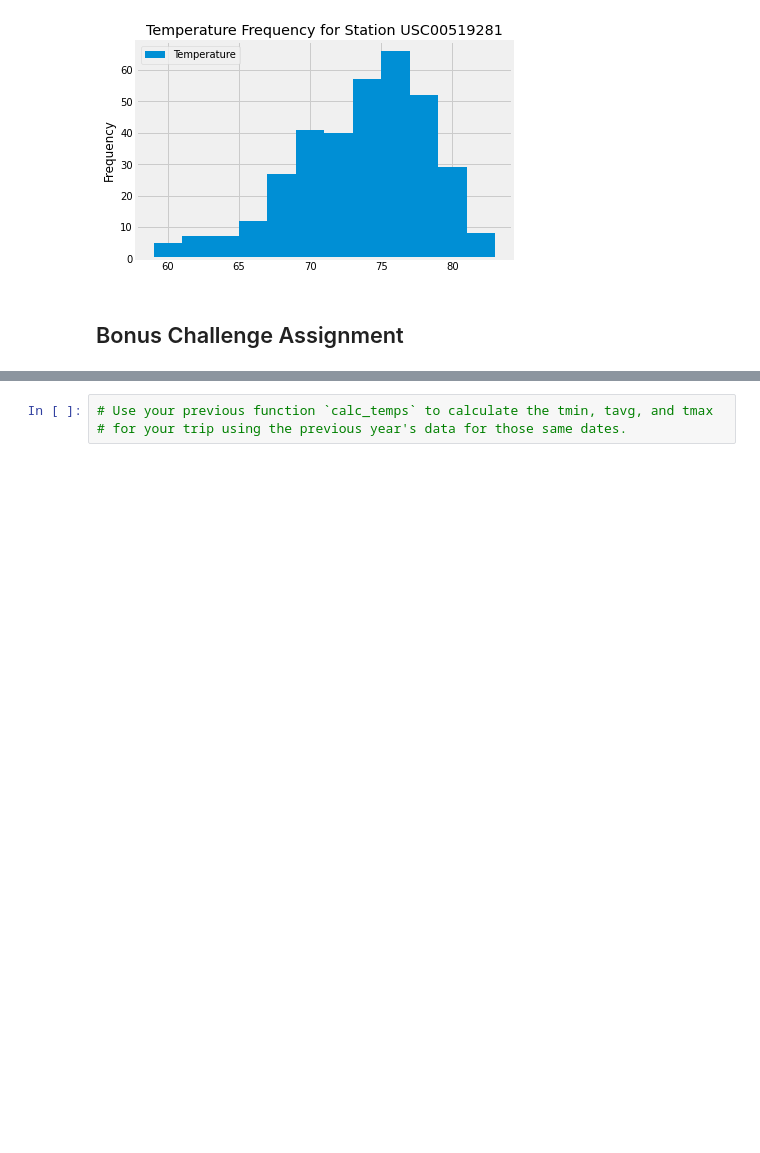
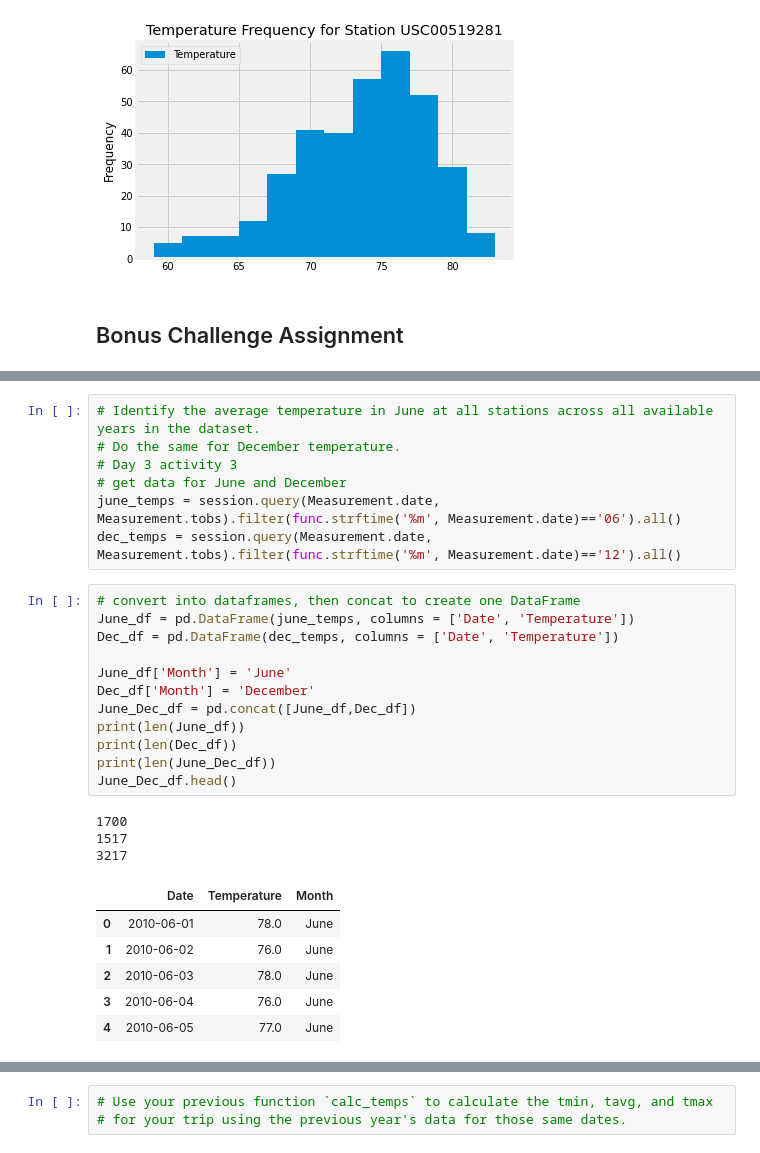
Before and after one commit to JeniLam/SQLAlchemy_Challenge, a Jupyter notebook: climate_starter.ipynb, the cells around one changed output, grey strips where cells are left out. Saved outputs shown, nothing was run; the diff lists cells and outputs as text; blank space fills up the shorter version.

Commit message:
Adds Temp Analysis 1

```diff
--- a/climate_starter.ipynb
+++ b/climate_starter.ipynb
@@ -237,0 +243,29 @@ plt.show()
+# %%
+# Identify the average temperature in June at all stations across all available years in the dataset.
+# Do the same for December temperature.
+# Day 3 activity 3
+# get data for June and December
+june_temps = session.query(Measurement.date, Measurement.tobs).filter(func.strftime('%m', Measurement.date)=='06').all()
+dec_temps = session.query(Measurement.date, Measurement.tobs).filter(func.strftime('%m', Measurement.date)=='12').all()
+# %%
+# convert into dataframes, then concat to create one DataFrame
+June_df = pd.DataFrame(june_temps, columns = ['Date', 'Temperature'])
+Dec_df = pd.DataFrame(dec_temps, columns = ['Date', 'Temperature'])
+
+June_df['Month'] = 'June'
+Dec_df['Month'] = 'December'
+June_Dec_df = pd.concat([June_df,Dec_df])
+print(len(June_df))
+print(len(Dec_df))
+print(len(June_Dec_df))
+June_Dec_df.head()
+# %% [output]
+1700
+1517
+3217
+|  | Date | Temperature | Month |
+| 0 | 2010-06-01 | 78.0 | June |
+| 1 | 2010-06-02 | 76.0 | June |
+| 2 | 2010-06-03 | 78.0 | June |
+| 3 | 2010-06-04 | 76.0 | June |
+| 4 | 2010-06-05 | 77.0 | June |
```
Also changed, not shown: parts of 8 cells of this notebook.
